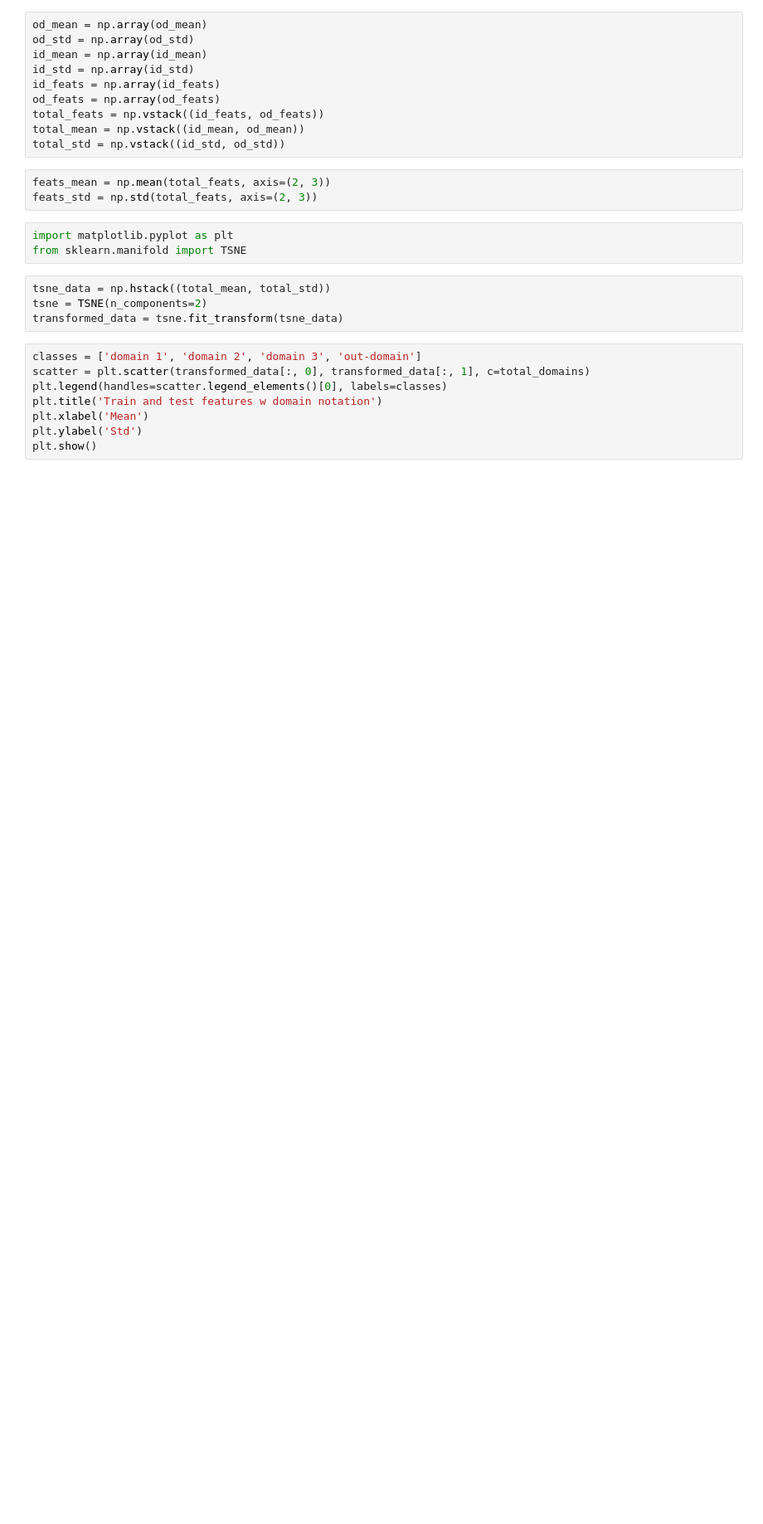
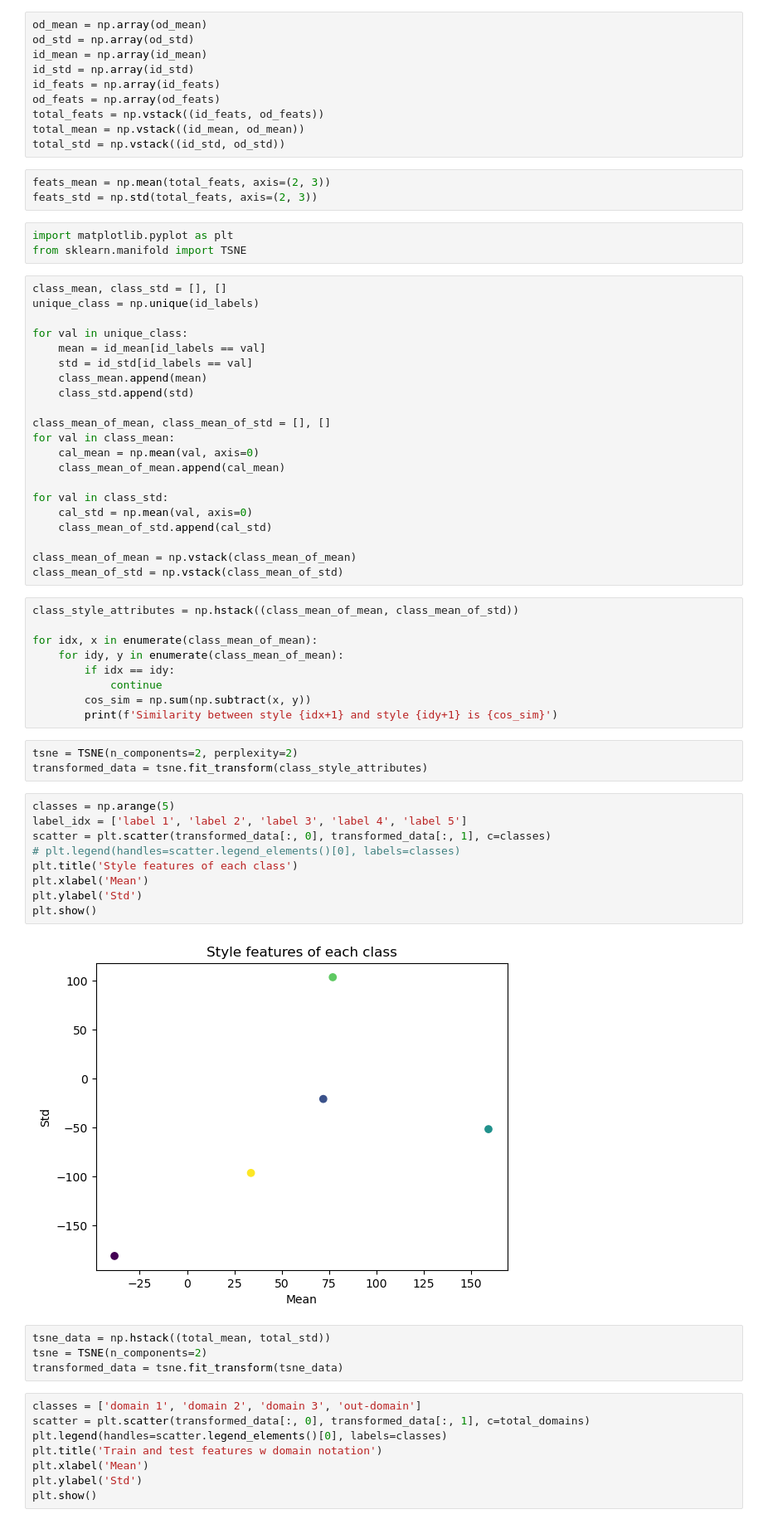
Before and after one commit to nduongw/DSU, a Jupyter notebook: multi-domain-generalization/explore/explore_vlcs.ipynb, the cells around one changed output. Shown at 83% size. Cells and saved outputs as stored; diff of their text form; blank space fills up the shorter version.

```diff
--- a/multi-domain-generalization/explore/explore_vlcs.ipynb
+++ b/multi-domain-generalization/explore/explore_vlcs.ipynb
@@ -275,6 +297,50 @@ feats_std = np.std(total_feats, axis=(2, 3))
 # %%
 import matplotlib.pyplot as plt
 from sklearn.manifold import TSNE
+# %%
+class_mean, class_std = [], []
+unique_class = np.unique(id_labels)
+
+for val in unique_class:
+    mean = id_mean[id_labels == val]
+    std = id_std[id_labels == val]
+    class_mean.append(mean)
+    class_std.append(std)
+
+class_mean_of_mean, class_mean_of_std = [], []
+for val in class_mean:
+    cal_mean = np.mean(val, axis=0)
+    class_mean_of_mean.append(cal_mean)
+
+for val in class_std:
+    cal_std = np.mean(val, axis=0)
+    class_mean_of_std.append(cal_std)
+
+class_mean_of_mean = np.vstack(class_mean_of_mean)
+class_mean_of_std = np.vstack(class_mean_of_std)
+# %%
+class_style_attributes = np.hstack((class_mean_of_mean, class_mean_of_std))
+
+for idx, x in enumerate(class_mean_of_mean):
+    for idy, y in enumerate(class_mean_of_mean):
+        if idx == idy:
+            continue
+        cos_sim = np.sum(np.subtract(x, y))
+        print(f'Similarity between style {idx+1} and style {idy+1} is {cos_sim}')
+# %%
+tsne = TSNE(n_components=2, perplexity=2)
+transformed_data = tsne.fit_transform(class_style_attributes)
+# %%
+classes = np.arange(5)
+label_idx = ['label 1', 'label 2', 'label 3', 'label 4', 'label 5']
+scatter = plt.scatter(transformed_data[:, 0], transformed_data[:, 1], c=classes)
+# plt.legend(handles=scatter.legend_elements()[0], labels=classes)
+plt.title('Style features of each class')
+plt.xlabel('Mean')
+plt.ylabel('Std')
+plt.show()
+# %% [output]
+[figure, added]
 # %%
 tsne_data = np.hstack((total_mean, total_std))
 tsne = TSNE(n_components=2)
```
Also changed, not shown: parts of 14 cells of this notebook, 7 other files.
